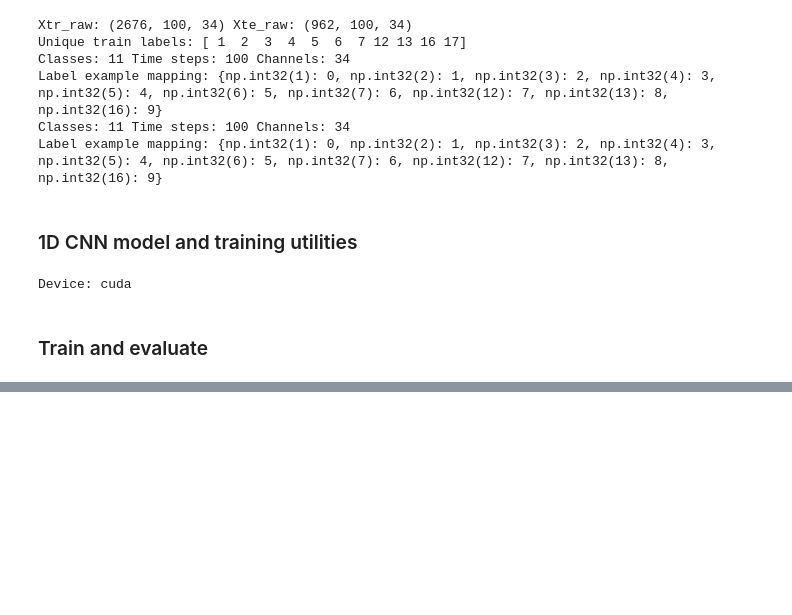
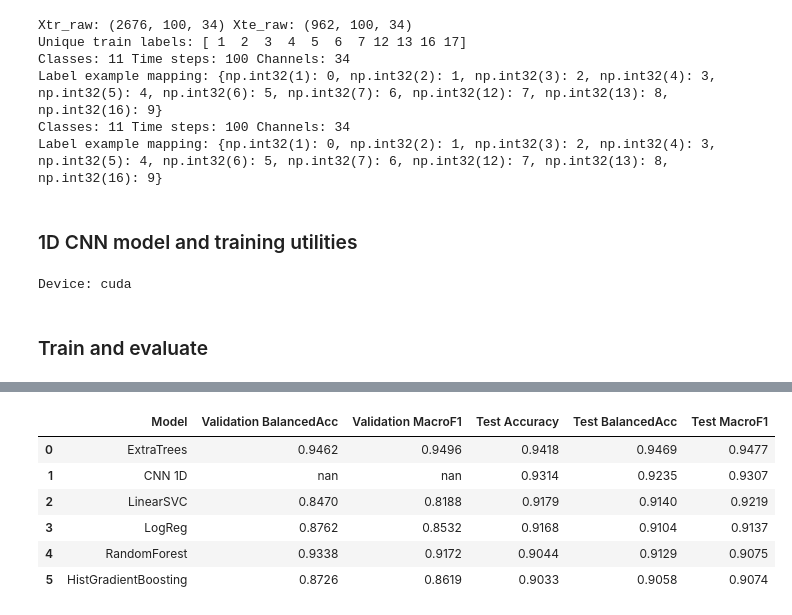
Before and after one commit to AAI530-Team6/final-team-project, a Jupyter notebook: pamap_project.ipynb, the cells around one changed output, grey strips where cells are left out. Drawn from its saved outputs; the diff is of its cells as text; code cells hidden in the pictures; blank space fills up the shorter version.

```diff
--- a/pamap_project.ipynb
+++ b/pamap_project.ipynb
@@ -1240,0 +1260,81 @@ weighted avg     0.9395    0.9179    0.9158       962
+# %%
+def _cls_metrics(y_true, y_pred):
+    return {
+        "Accuracy": accuracy_score(y_true, y_pred),
+        "BalancedAcc": balanced_accuracy_score(y_true, y_pred),
+        "MacroF1": f1_score(y_true, y_pred, average="macro"),
+    }
+
+rows = []
+
+if "results_df" in globals() and "models" in globals():
+    for name in results_df["model"].tolist():
+        if name not in models:
+            continue
+
+        est = clone(models[name])
+        est.fit(X_train, y_train)
+
+        pred_tr = est.predict(X_train)
+        pred_te = est.predict(X_test)
+
+        tr = _cls_metrics(y_train, pred_tr)
+        te = _cls_metrics(y_test, pred_te)
+
+        r = results_df.loc[results_df["model"] == name].iloc[0]
+        rows.append({
+            "Model": name,
+            "Validation BalancedAcc": float(r.get("bal_acc_mean", np.nan)),
+            "Validation MacroF1": float(r.get("macro_f1_mean", np.nan)),
+            "Test Accuracy": te["Accuracy"],
+            "Test BalancedAcc": te["BalancedAcc"],
+            "Test MacroF1": te["MacroF1"],
+        })
+
+def eval_all(ds, batch_size=256):
+    from torch.utils.data import DataLoader
+    loader = DataLoader(ds, batch_size=batch_size, shuffle=False, num_workers=0)
+    y_true, y_pred = eval_model(model, loader)
+    return y_true, y_pred
+
+if all(k in globals() for k in ["model", "device", "train_ds", "test_ds", "eval_model"]):
+    try:
+        y_tr_true, y_tr_pred = eval_all(train_ds, batch_size=256)
+        y_te_true, y_te_pred = eval_all(test_ds, batch_size=256)
+
+        tr = _cls_metrics(y_tr_true, y_tr_pred)
+        te = _cls_metrics(y_te_true, y_te_pred)
+
+        rows.append({
+            "Model": "CNN 1D",
+            "Validation BalancedAcc": np.nan,
+            "Validation MacroF1": np.nan,
+            "Test Accuracy": te["Accuracy"],
+            "Test BalancedAcc": te["BalancedAcc"],
+            "Test MacroF1": te["MacroF1"],
+        })
+    except Exception as e:
+        print("CNN compare row skipped due to error:", e)
+
+compare_df = pd.DataFrame(rows)
+
+compare_df = compare_df.sort_values("Test MacroF1", ascending=False).reset_index(drop=True)
+
+best_val = compare_df["Test MacroF1"].max()
+
+def _highlight_best_row(row):
+    return ["background-color: #808070" if row["Test MacroF1"] == best_val else "" for _ in row]
+
+display(
+    compare_df.style
+    .format({c: "{:.4f}" for c in compare_df.columns if c != "Model"})
+    .apply(_highlight_best_row, axis=1)
+)
+# %% [output]
+|  | Model | Validation BalancedAcc | Validation MacroF1 | Test Accuracy | Test BalancedAcc | Test MacroF1 |
+| 0 | ExtraTrees | 0.9462 | 0.9496 | 0.9418 | 0.9469 | 0.9477 |
+| 1 | CNN 1D | nan | nan | 0.9314 | 0.9235 | 0.9307 |
+| 2 | LinearSVC | 0.8470 | 0.8188 | 0.9179 | 0.9140 | 0.9219 |
+| 3 | LogReg | 0.8762 | 0.8532 | 0.9168 | 0.9104 | 0.9137 |
+| 4 | RandomForest | 0.9338 | 0.9172 | 0.9044 | 0.9129 | 0.9075 |
+| 5 | HistGradientBoosting | 0.8726 | 0.8619 | 0.9033 | 0.9058 | 0.9074 |
```
Also changed, not shown: parts of 4 cells of this notebook, 2 other files.
